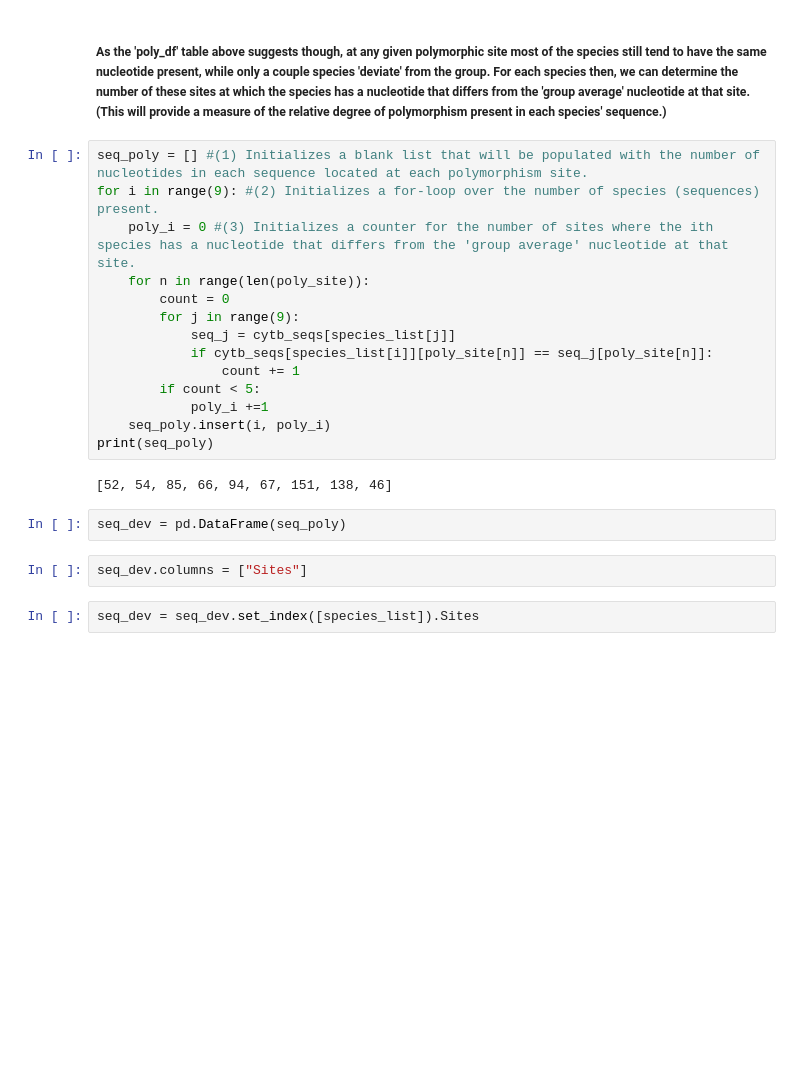
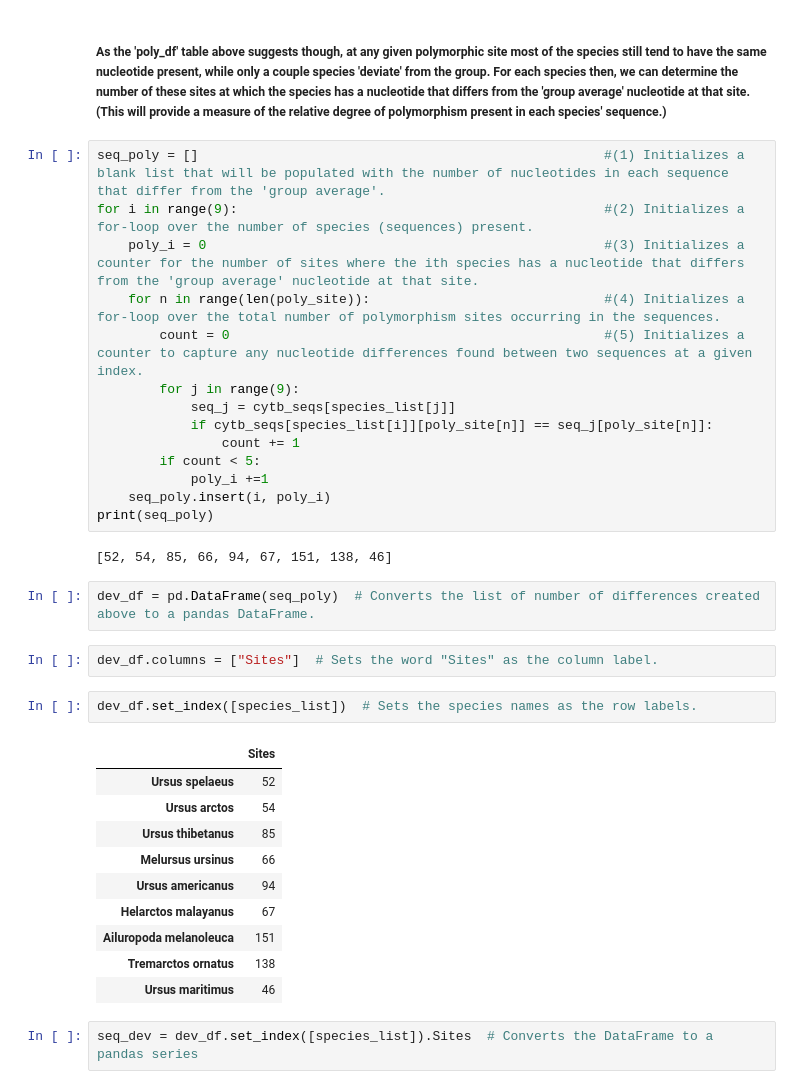
Before and after one commit to michaelpmurphy/BCB546X_Python_Assignment, a Jupyter notebook: Python_Project.ipynb, the cells around one changed output. Saved outputs shown, nothing was run; the diff lists cells and outputs as text; blank space fills up the shorter version.

Commit message:
Only poly_seq left

```diff
--- a/Python_Project.ipynb
+++ b/Python_Project.ipynb
@@ -203,11 +203,11 @@ poly_df.set_index([species_list])  # Sets the species names as the row labels.
 # %% [markdown]
 ##### As the 'poly_df' table above suggests though, at any given polymorphic site most of the species still tend to have the same nucleotide present, while only a couple species 'deviate' from the group. For each species then, we can determine the number of these sites at which the species has a nucleotide that differs from the 'group average' nucleotide at that site. (This will provide a measure of the relative degree of polymorphism present in each species' sequence.)
 # %%
-seq_poly = [] #(1) Initializes a blank list that will be populated with the number of nucleotides in each sequence located at each polymorphism site.
-for i in range(9): #(2) Initializes a for-loop over the number of species (sequences) present.
-    poly_i = 0 #(3) Initializes a counter for the number of sites where the ith species has a nucleotide that differs from the 'group average' nucleotide at that site.
-    for n in range(len(poly_site)):
-        count = 0
+seq_poly = []                                                    #(1) Initializes a blank list that will be populated with the number of nucleotides in each sequence that differ from the 'group average'.
+for i in range(9):                                               #(2) Initializes a for-loop over the number of species (sequences) present.
+    poly_i = 0                                                   #(3) Initializes a counter for the number of sites where the ith species has a nucleotide that differs from the 'group average' nucleotide at that site.
+    for n in range(len(poly_site)):                              #(4) Initializes a for-loop over the total number of polymorphism sites occurring in the sequences.
+        count = 0                                                #(5) Initializes a counter to capture any nucleotide differences found between two sequences at a given index.
         for j in range(9):
             seq_j = cytb_seqs[species_list[j]]
             if cytb_seqs[species_list[i]][poly_site[n]] == seq_j[poly_site[n]]:
@@ -218,10 +218,23 @@ for i in range(9): #(2) Initializes a for-loop over the number of species (seque
 print(seq_poly)
 # %% [output]
 [52, 54, 85, 66, 94, 67, 151, 138, 46]
-# %%
-seq_dev = pd.DataFrame(seq_poly)
-# %%
-seq_dev.columns = ["Sites"]
+# %%
+dev_df = pd.DataFrame(seq_poly)  # Converts the list of number of differences created above to a pandas DataFrame.
+# %%
+dev_df.columns = ["Sites"]  # Sets the word "Sites" as the column label.
+# %%
+dev_df.set_index([species_list])  # Sets the species names as the row labels.
+# %% [output]
+|  | Sites |
+| Ursus spelaeus | 52 |
+| Ursus arctos | 54 |
+| Ursus thibetanus | 85 |
+| Melursus ursinus | 66 |
+| Ursus americanus | 94 |
+| Helarctos malayanus | 67 |
+| Ailuropoda melanoleuca | 151 |
+| Tremarctos ornatus | 138 |
+| Ursus maritimus | 46 |
 # %%
-seq_dev = seq_dev.set_index([species_list]).Sites
+seq_dev = dev_df.set_index([species_list]).Sites  # Converts the DataFrame to a pandas series
 # %%
```
Also changed, not shown: parts of 1 cell of this notebook.
